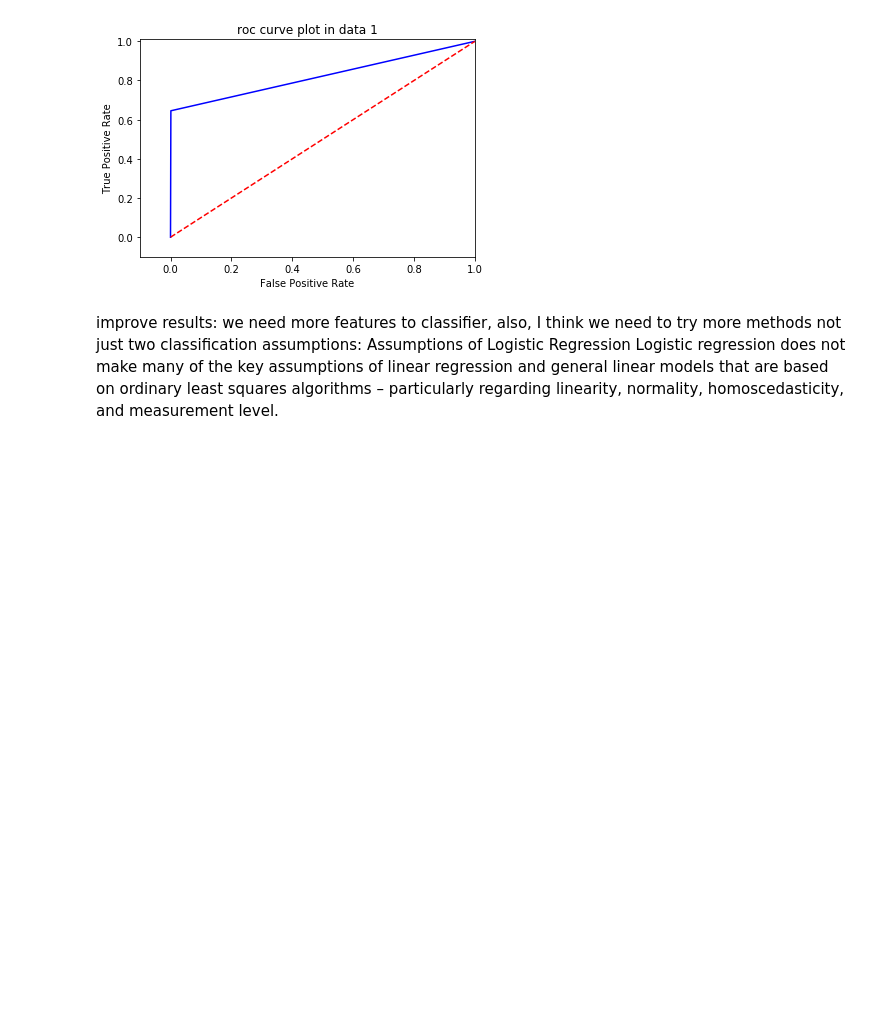
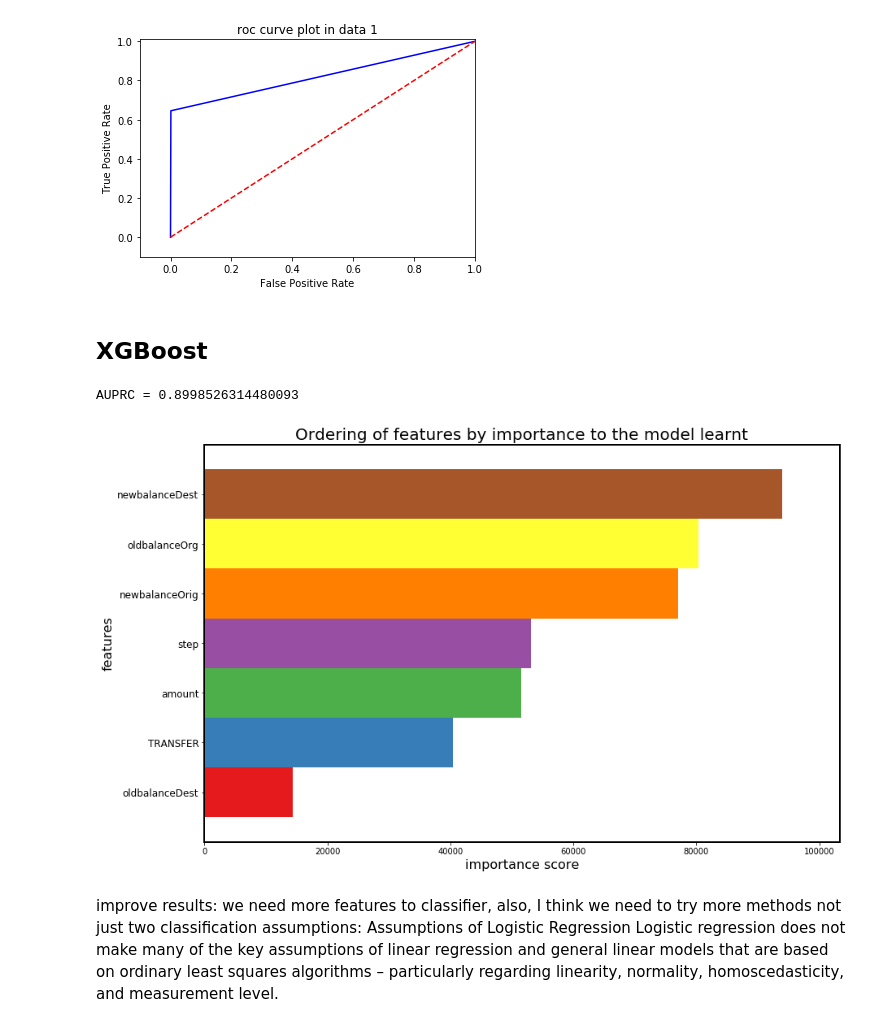
Before and after one commit to rainyuxia0112/Synthetic-Financial-Datasets-For-Fraud-Detection, a Jupyter notebook: exam1.ipynb, the cells around one changed output. Saved outputs shown, nothing was run; the diff lists cells and outputs as text; code cells hidden in the pictures; blank space fills up the shorter version.

```diff
--- a/exam1.ipynb
+++ b/exam1.ipynb
@@ -524,6 +536,41 @@ plt.xlabel('False Positive Rate')
 plt.show()
 # %% [output]
 [figure]
+# %% [markdown]
+## XGBoost
+# %%
+x = data[['step', 'amount',  'oldbalanceOrg',  'newbalanceOrig',  'oldbalanceDest',  'newbalanceDest', 'TRANSFER']]
+y = data['isFraud']
+trainX, testX, trainY, testY = sklearn.model_selection.train_test_split(x, y, train_size = 0.8)
+# %%
+# Long computation in this cell (~1.8 minutes)
+from xgboost.sklearn import XGBClassifier
+weights = (y == 0).sum() / (1.0 * (y == 1).sum())
+clf = XGBClassifier(max_depth = 3, scale_pos_weight = weights, \
+                n_jobs = 4)
+probabilities = clf.fit(trainX.iloc[:1000000,:], trainY.iloc[:1000000]).predict_proba(testX)
+print('AUPRC = {}'.format(sklearn.metrics.average_precision_score(testY, \
+                                              probabilities[:, 1])))
+# %% [output]
+AUPRC = 0.8998526314480093
+# %%
+from xgboost import plot_importance, to_graphviz
+fig = plt.figure(figsize = (14, 9))
+ax = fig.add_subplot(111)
+
+colours = plt.cm.Set1(np.linspace(0, 1, 9))
+
+ax = plot_importance(clf, height = 1, color = colours, grid = False, \
+                     show_values = False, importance_type = 'cover', ax = ax);
+for axis in ['top','bottom','left','right']:
+            ax.spines[axis].set_linewidth(2)
+
+ax.set_xlabel('importance score', size = 16);
+ax.set_ylabel('features', size = 16);
+ax.set_yticklabels(ax.get_yticklabels(), size = 12);
+ax.set_title('Ordering of features by importance to the model learnt', size = 20);
+# %% [output]
+[figure, added]
 # %% [markdown]
 improve results: we need more features to classifier, also, I think we need to try more methods not just two classification
 assumptions:
```
Also changed, not shown: parts of 12 cells of this notebook.
